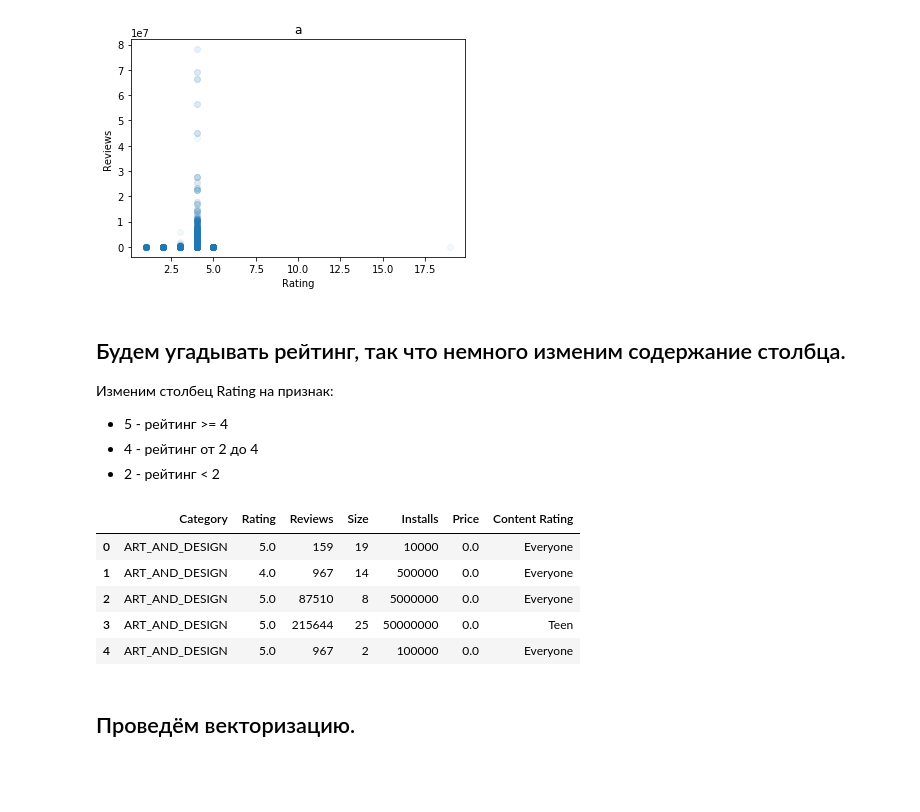
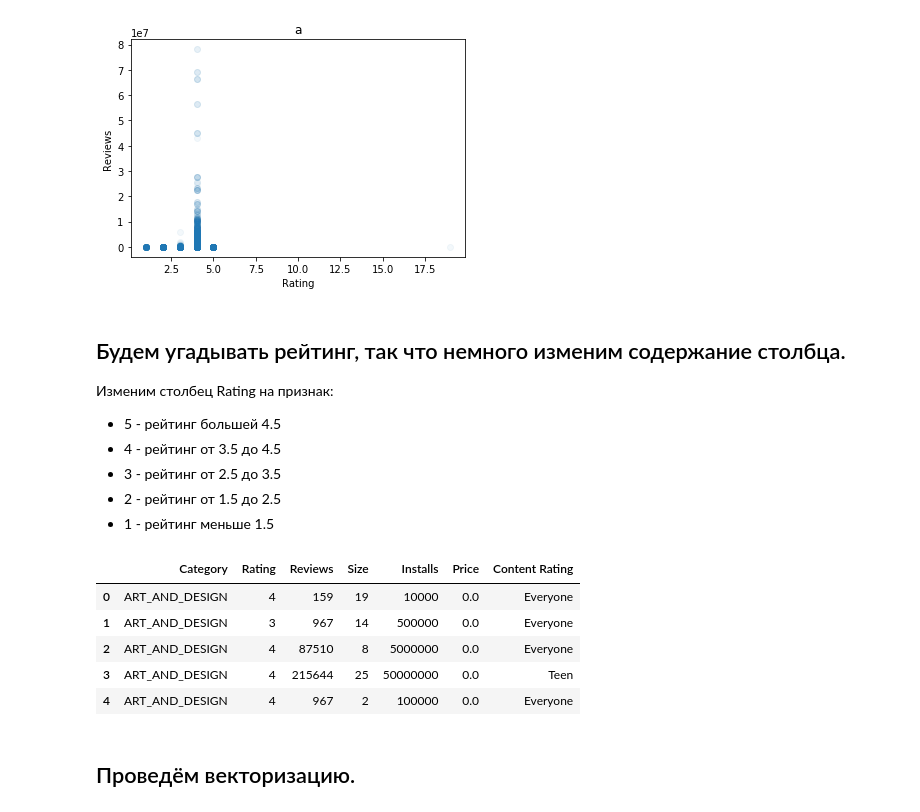
Before and after one commit to SemenBevzuk/MachineLearning, a Jupyter notebook: Lab1/Lab1.ipynb, the cells around one changed output. Cells and saved outputs as stored; diff of their text form; code cells hidden in the pictures; blank space fills up the shorter version.

```diff
--- a/Lab1/Lab1.ipynb
+++ b/Lab1/Lab1.ipynb
@@ -226,21 +226,25 @@ pass
 # %% [markdown]
 ## Будем угадывать рейтинг, так что немного изменим содержание столбца.
 Изменим столбец Rating на признак:
-* 5 - рейтинг >= 4
-* 4 - рейтинг от 2 до 4
-* 2 - рейтинг < 2
+* 5 - рейтинг большей 4.5
+* 4 - рейтинг от 3.5 до 4.5
+* 3 - рейтинг от 2.5 до 3.5
+* 2 - рейтинг от 1.5 до 2.5
+* 1 - рейтинг меньше 1.5
 # %%
-data.loc[data['Rating'] >= 4.0, 'Rating'] = 5.0
-data.loc[(data['Rating'] >= 2.0) & (data['Rating'] < 4.0), 'Rating'] = 4.0
-data.loc[data['Rating'] < 2.0, 'Rating'] = 2.0
+data.loc[data['Rating'] >= 4.5, 'Rating'] = 5
+data.loc[(data['Rating'] >= 3.5) & (data['Rating'] < 4.5), 'Rating'] = 4
+data.loc[(data['Rating'] >= 2.5) & (data['Rating'] < 3.5), 'Rating'] = 3
+data.loc[(data['Rating'] >= 1.5) & (data['Rating'] < 2.5), 'Rating'] = 2
+data.loc[data['Rating'] < 1.5, 'Rating'] = 1
 data.head()
 # %% [output]
 |  | Category | Rating | Reviews | Size | Installs | Price | Content Rating |
-| 0 | ART_AND_DESIGN | 5.0 | 159 | 19 | 10000 | 0.0 | Everyone |
-| 1 | ART_AND_DESIGN | 4.0 | 967 | 14 | 500000 | 0.0 | Everyone |
-| 2 | ART_AND_DESIGN | 5.0 | 87510 | 8 | 5000000 | 0.0 | Everyone |
-| 3 | ART_AND_DESIGN | 5.0 | 215644 | 25 | 50000000 | 0.0 | Teen |
-| 4 | ART_AND_DESIGN | 5.0 | 967 | 2 | 100000 | 0.0 | Everyone |
+| 0 | ART_AND_DESIGN | 4 | 159 | 19 | 10000 | 0.0 | Everyone |
+| 1 | ART_AND_DESIGN | 3 | 967 | 14 | 500000 | 0.0 | Everyone |
+| 2 | ART_AND_DESIGN | 4 | 87510 | 8 | 5000000 | 0.0 | Everyone |
+| 3 | ART_AND_DESIGN | 4 | 215644 | 25 | 50000000 | 0.0 | Teen |
+| 4 | ART_AND_DESIGN | 4 | 967 | 2 | 100000 | 0.0 | Everyone |
 # %% [markdown]
 ## Проведём векторизацию.
 # %%
```
Also changed, not shown: parts of 19 cells of this notebook.
